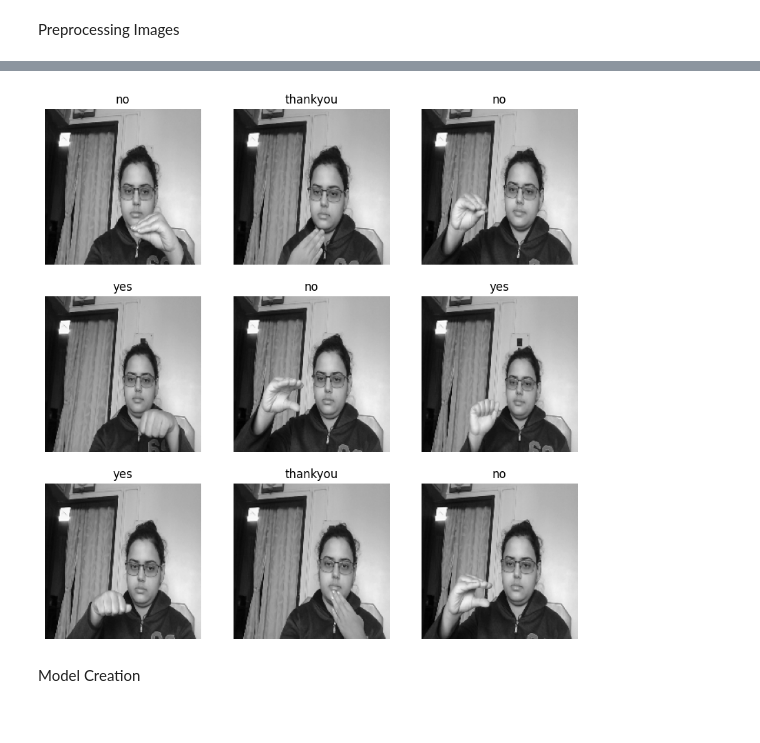
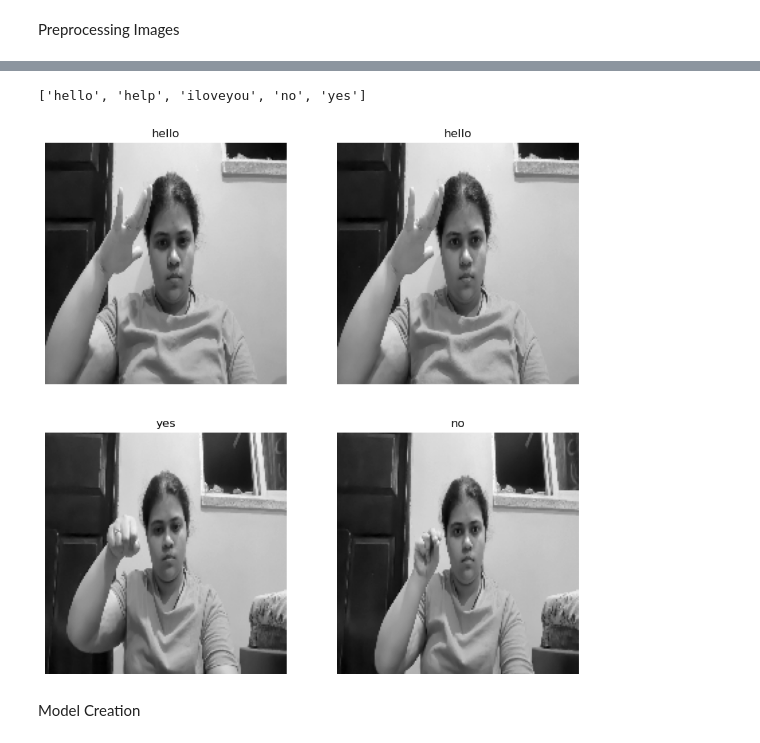
Before and after one commit to SHAIMA-HAQUE/ASL_SIGNS, a Jupyter notebook: CNNmodel.ipynb, the cells around one changed output, grey strips where cells are left out. Saved outputs shown, nothing was run; the diff lists cells and outputs as text; code cells hidden in the pictures.

```diff
--- a/CNNmodel.ipynb
+++ b/CNNmodel.ipynb
@@ -18,29 +38,35 @@ print(os.listdir(PATH))
 # %% [markdown]
 Preprocessing Images
 # %%
-# Define input directory
-input_dir_train = 'images/train'
-input_dir_test = 'images/test'
-
-# Define batch size and image size
-batch_size = 32
-image_size = (180, 180)
-
 train_dataset = tf.keras.utils.image_dataset_from_directory(
-    input_dir_train,
+    TRAIN_PATH,
     label_mode='categorical',
     color_mode='grayscale',
-    image_size=image_size,
-    batch_size=batch_size,
+    image_size=IMAGE_SIZE,
+    validation_split=0.1,
+    seed=1337,
+    batch_size=BATCH_SIZE,
+    subset="training"
 )
 
 # Create test dataset
 test_dataset = tf.keras.utils.image_dataset_from_directory(
-    input_dir_test,
+    TEST_PATH,
     label_mode='categorical',
     color_mode='grayscale',
-    image_size=image_size,
-    batch_size=batch_size,
+    image_size=IMAGE_SIZE,
+    batch_size=BATCH_SIZE
+)
+
+validation_dataset = tf.keras.utils.image_dataset_from_directory(
+    TRAIN_PATH,
+    label_mode='categorical',
+    color_mode='grayscale',
+    validation_split = 0.1,
+    seed=1337,
+    image_size=IMAGE_SIZE,
+    batch_size=BATCH_SIZE,
+    subset="validation"
 )
 
 print("Datasets created successfully.")
@@ -76,17 +89,20 @@ tf.Tensor(
+# %%
+train_dataset.class_names
+# %% [output]
+['hello', 'help', 'iloveyou', 'no', 'yes']
 # %%
 import matplotlib.pyplot as plt
 
-class_names = ['no', 'thankyou', 'yes'] #'fine', 'hello',
 plt.figure(figsize=(10, 10))
 for images, labels in train_dataset.take(1):  # Assuming you want to visualize from the train_dataset
-    for i in range(9):
-        ax = plt.subplot(3, 3, i + 1)
+    for i in range(4):
+        ax = plt.subplot(2, 2, i + 1)
         plt.imshow(images[i].numpy().squeeze().astype("uint8"), cmap='gray')  # Squeeze to remove the single-channel dimension
-        plt.title(class_names[tf.argmax(labels[i]).numpy()])  # Assuming labels are one-hot encoded
+        plt.title(CLASS_NAMES[tf.argmax(labels[i]).numpy()])  # Assuming labels are one-hot encoded
         plt.axis("off")
 plt.show()
 # %% [output]
-[figure, old version]
+[figure, new version]
 # %% [markdown]
 Model Creation
 # %%
```
Also changed, not shown: parts of 26 cells of this notebook, 5 other files.
